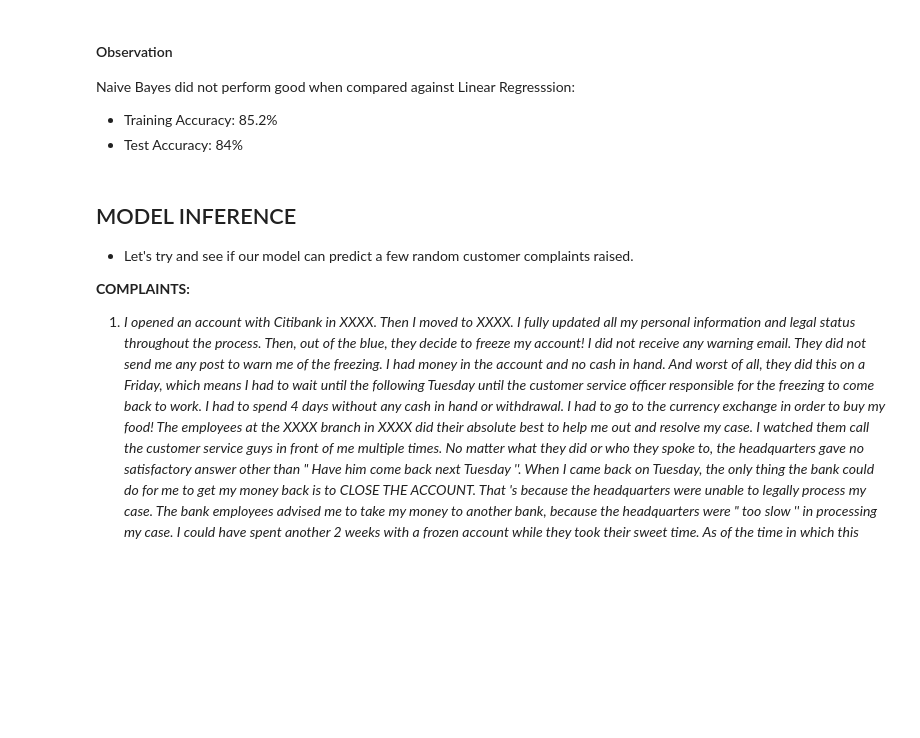
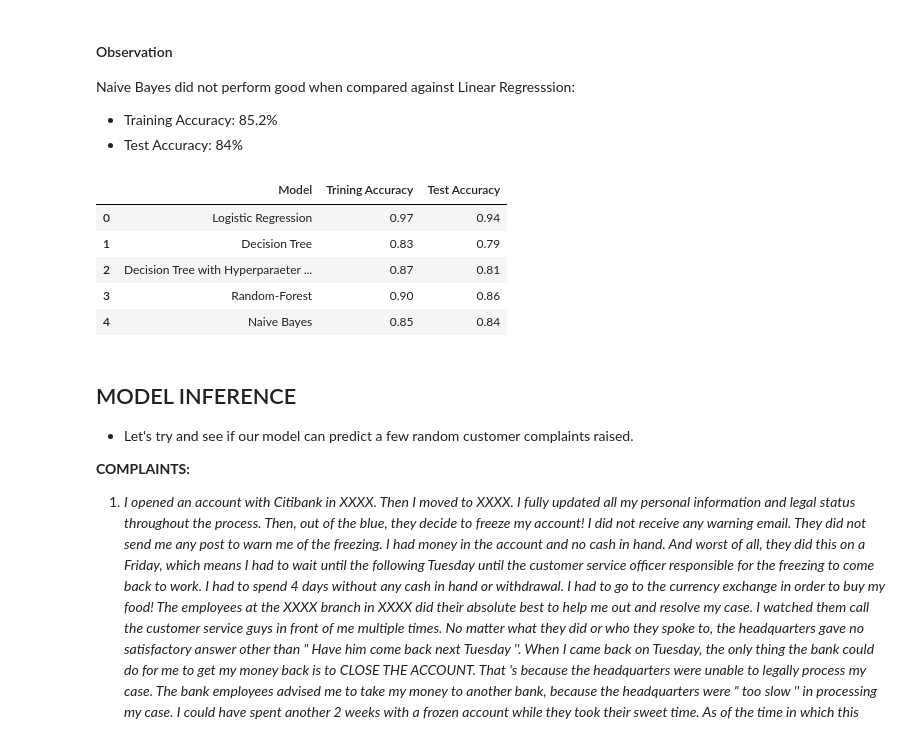
Before and after one commit to 17rahul/AutomaticTicketClassification, a Jupyter notebook: Automatic_Ticket_Classification_Assignment_star.ipynb, the cells around one changed output. Saved outputs shown, nothing was run; the diff lists cells and outputs as text; code cells hidden in the pictures; blank space fills up the shorter version.

```diff
--- a/Automatic_Ticket_Classification_Assignment_star.ipynb
+++ b/Automatic_Ticket_Classification_Assignment_star.ipynb
@@ -1247,6 +1247,22 @@ weighted avg       0.84      0.84      0.83      6322
 Naive Bayes did not perform good when compared against Linear Regresssion:
 - Training Accuracy: 85.2%
 - Test Accuracy: 84%
+# %%
+### Choosing best model
+#creating the metrics dataframe for all the above run models
+metrics = pd.DataFrame({'Model': ['Logistic Regression', 'Decision Tree','Decision Tree with Hyperparaeter tuning','Random-Forest', 'Naive Bayes'],
+                        'Trining Accuracy': [0.97,0.83, 0.87, 0.90, 0.85],
+                        'Test Accuracy': [0.94, 0.79, 0.81, 0.86, 0.84]}  )
+# %%
+#printing the overall metrics
+metrics
+# %% [output]
+|  | Model | Trining Accuracy | Test Accuracy |
+| 0 | Logistic Regression | 0.97 | 0.94 |
+| 1 | Decision Tree | 0.83 | 0.79 |
+| 2 | Decision Tree with Hyperparaeter ... | 0.87 | 0.81 |
+| 3 | Random-Forest | 0.90 | 0.86 |
+| 4 | Naive Bayes | 0.85 | 0.84 |
 # %% [markdown]
 ## MODEL INFERENCE
 
```
